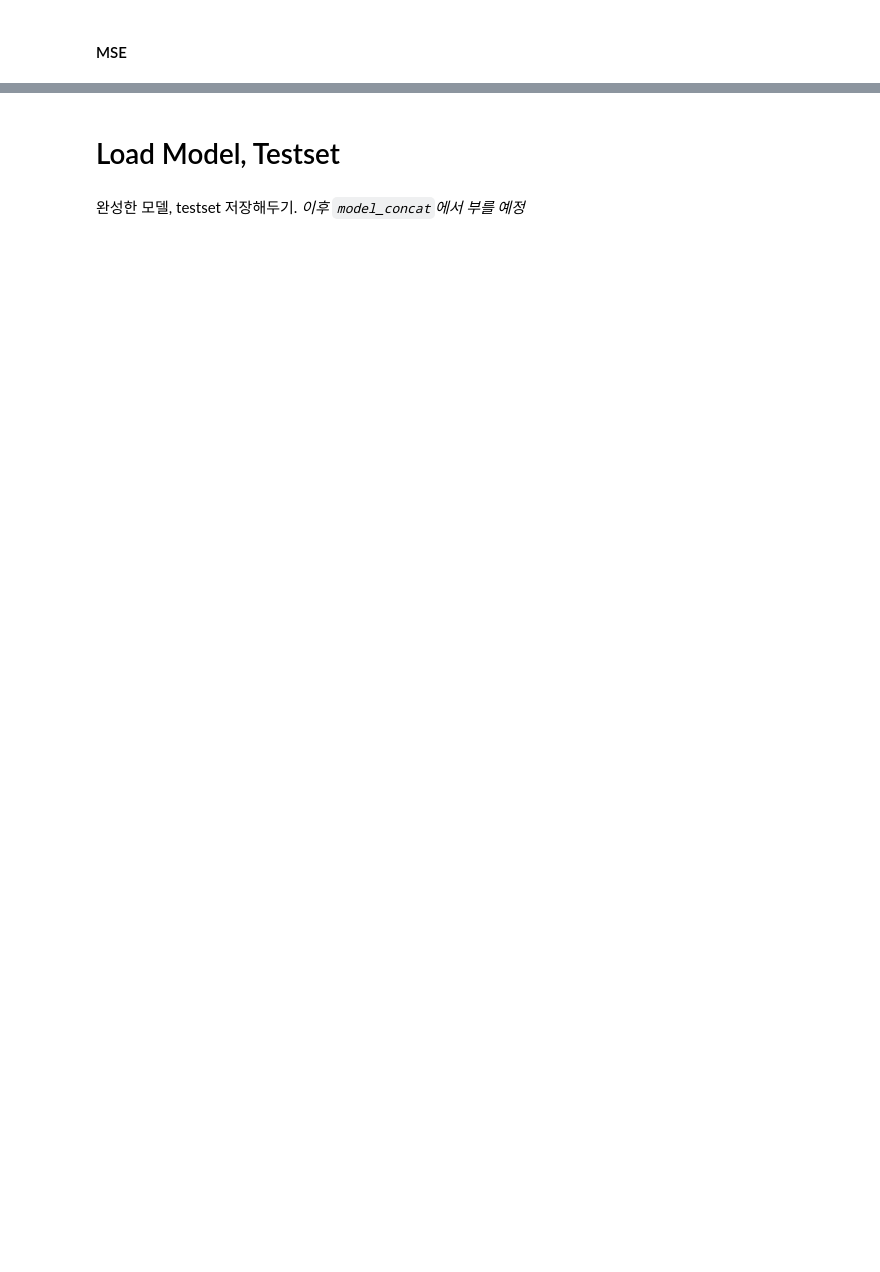
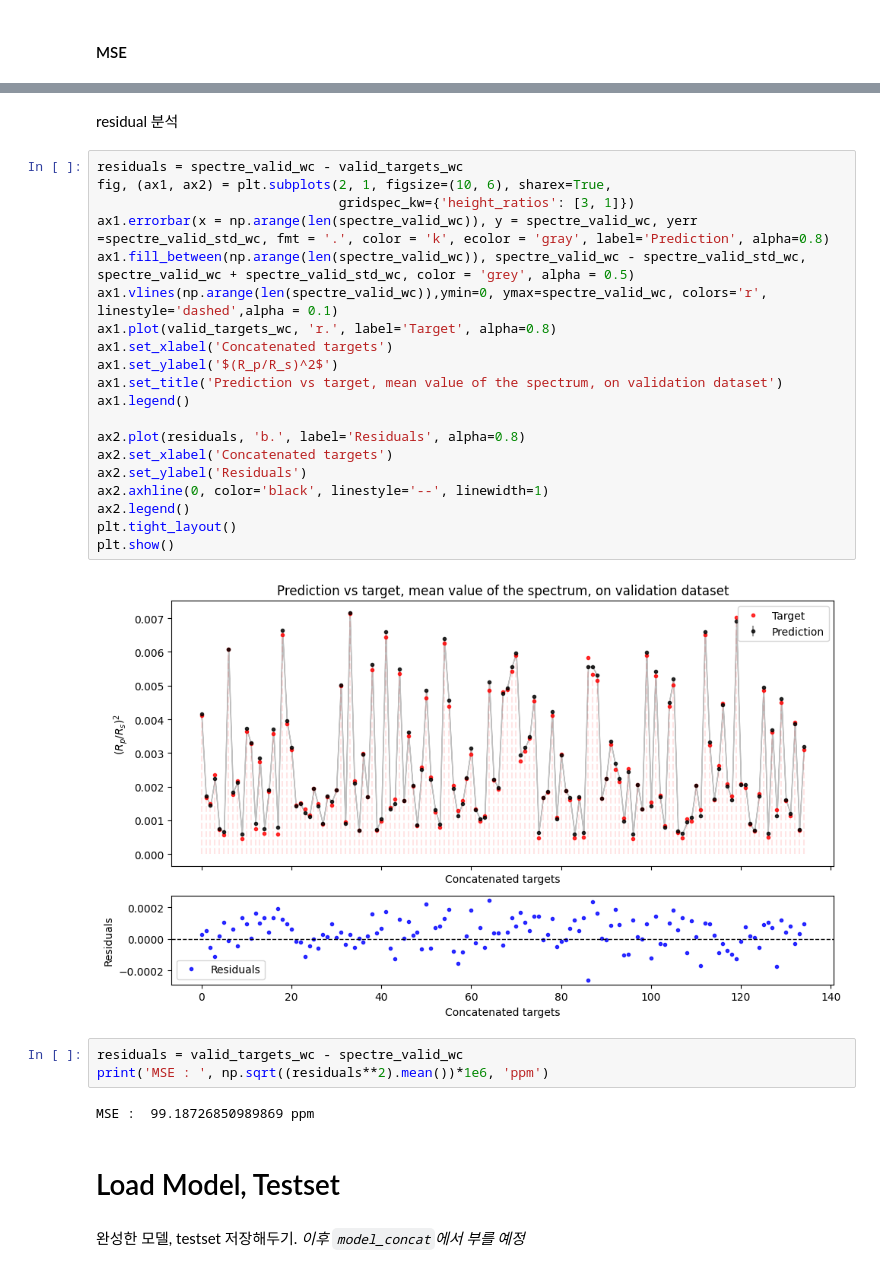
Before and after one commit to mummy-alive/Ariel2024, a Jupyter notebook: CNN1D.ipynb, the cells around one changed output, grey strips where cells are left out. Saved outputs shown, nothing was run; the diff lists cells and outputs as text; blank space fills up the shorter version.

```diff
--- a/CNN1D.ipynb
+++ b/CNN1D.ipynb
@@ -94,3 +318,32 @@ model_wc.summary()
+# %% [markdown]
+residual 분석
+# %%
+residuals = spectre_valid_wc - valid_targets_wc
+fig, (ax1, ax2) = plt.subplots(2, 1, figsize=(10, 6), sharex=True,
+                               gridspec_kw={'height_ratios': [3, 1]})
+ax1.errorbar(x = np.arange(len(spectre_valid_wc)), y = spectre_valid_wc, yerr =spectre_valid_std_wc, fmt = '.', color = 'k', ecolor = 'gray', label='Prediction', alpha=0.8)
+ax1.fill_between(np.arange(len(spectre_valid_wc)), spectre_valid_wc - spectre_valid_std_wc, spectre_valid_wc + spectre_valid_std_wc, color = 'grey', alpha = 0.5)
+ax1.vlines(np.arange(len(spectre_valid_wc)),ymin=0, ymax=spectre_valid_wc, colors='r', linestyle='dashed',alpha = 0.1)
+ax1.plot(valid_targets_wc, 'r.', label='Target', alpha=0.8)
+ax1.set_xlabel('Concatenated targets')
+ax1.set_ylabel('$(R_p/R_s)^2$')
+ax1.set_title('Prediction vs target, mean value of the spectrum, on validation dataset')
+ax1.legend()
+
+ax2.plot(residuals, 'b.', label='Residuals', alpha=0.8)
+ax2.set_xlabel('Concatenated targets')
+ax2.set_ylabel('Residuals')
+ax2.axhline(0, color='black', linestyle='--', linewidth=1)
+ax2.legend()
+plt.tight_layout()
+plt.show()
+# %% [output]
+[figure, added]
+# %%
+residuals = valid_targets_wc - spectre_valid_wc
+print('MSE : ', np.sqrt((residuals**2).mean())*1e6, 'ppm')
+# %% [output]
+MSE :  99.18726850989869 ppm
 # %% [markdown]
 # Load Model, Testset
 # %% [markdown]
```
Also changed, not shown: parts of 25 cells of this notebook.
